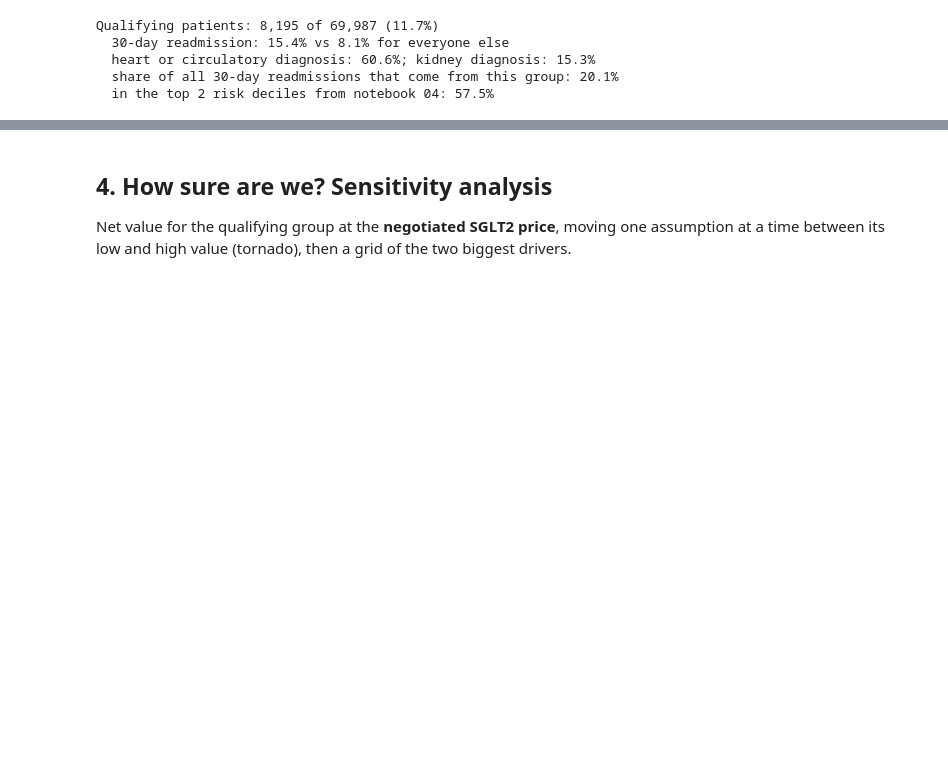
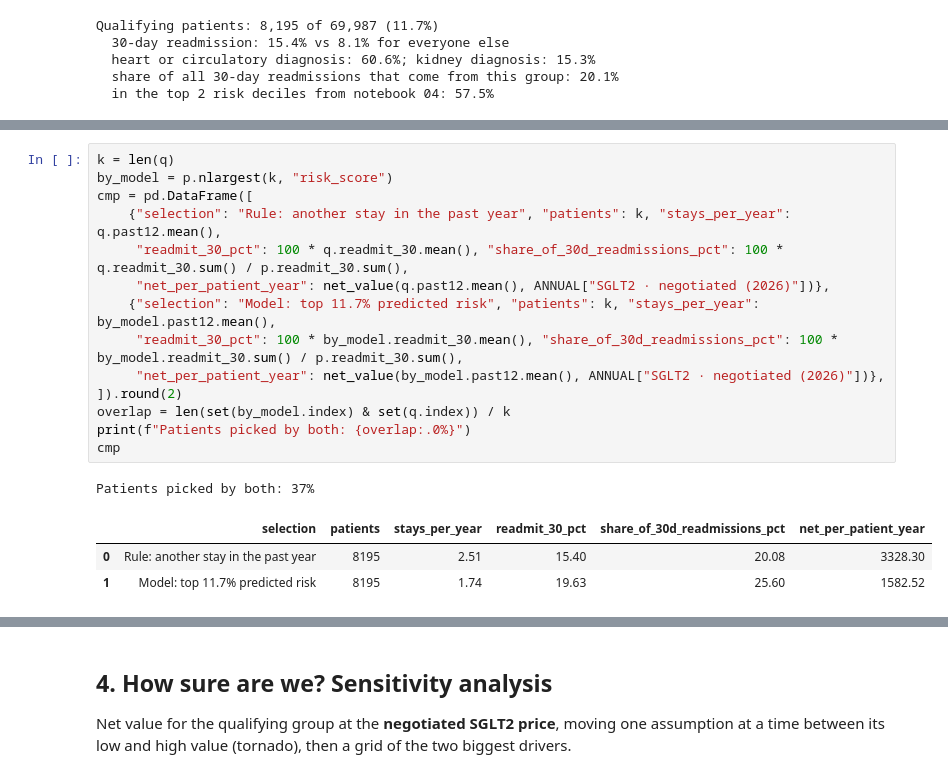
Before and after one commit to Dyuthiv05/personal-project, a Jupyter notebook: notebooks/04_part_c_value.ipynb, the cells around one changed output, grey strips where cells are left out. Drawn from its saved outputs; the diff is of its cells as text; blank space fills up the shorter version.

```diff
--- a/notebooks/06_value_of_treatment.ipynb
+++ b/notebooks/04_part_c_value.ipynb
@@ -220,0 +224,19 @@ Qualifying patients: 8,195 of 69,987 (11.7%)
+# %%
+k = len(q)
+by_model = p.nlargest(k, "risk_score")
+cmp = pd.DataFrame([
+    {"selection": "Rule: another stay in the past year", "patients": k, "stays_per_year": q.past12.mean(),
+     "readmit_30_pct": 100 * q.readmit_30.mean(), "share_of_30d_readmissions_pct": 100 * q.readmit_30.sum() / p.readmit_30.sum(),
+     "net_per_patient_year": net_value(q.past12.mean(), ANNUAL["SGLT2 · negotiated (2026)"])},
+    {"selection": "Model: top 11.7% predicted risk", "patients": k, "stays_per_year": by_model.past12.mean(),
+     "readmit_30_pct": 100 * by_model.readmit_30.mean(), "share_of_30d_readmissions_pct": 100 * by_model.readmit_30.sum() / p.readmit_30.sum(),
+     "net_per_patient_year": net_value(by_model.past12.mean(), ANNUAL["SGLT2 · negotiated (2026)"])},
+]).round(2)
+overlap = len(set(by_model.index) & set(q.index)) / k
+print(f"Patients picked by both: {overlap:.0%}")
+cmp
+# %% [output]
+Patients picked by both: 37%
+|  | selection | patients | stays_per_year | readmit_30_pct | share_of_30d_readmissions_pct | net_per_patient_year |
+| 0 | Rule: another stay in the past year | 8195 | 2.51 | 15.40 | 20.08 | 3328.30 |
+| 1 | Model: top 11.7% predicted risk | 8195 | 1.74 | 19.63 | 25.60 | 1582.52 |
```
Also changed, not shown: parts of 11 cells of this notebook, 23 other files.
